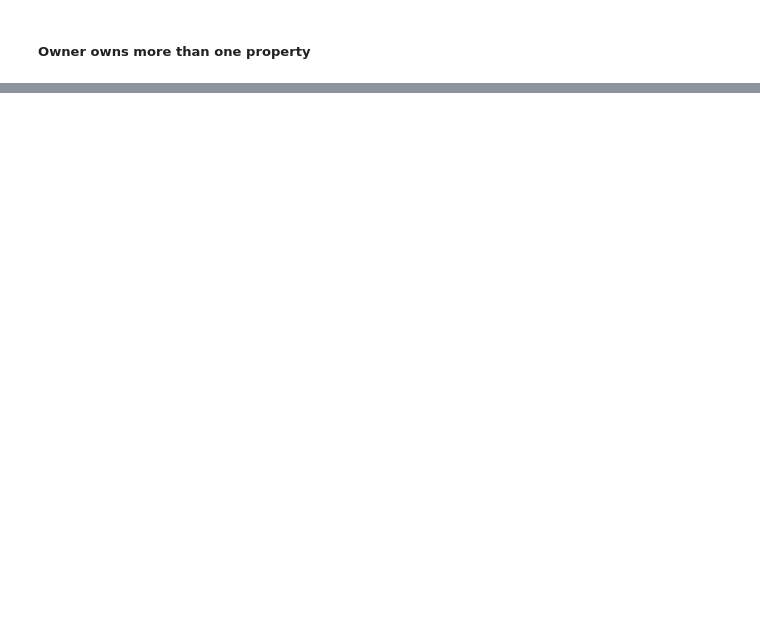
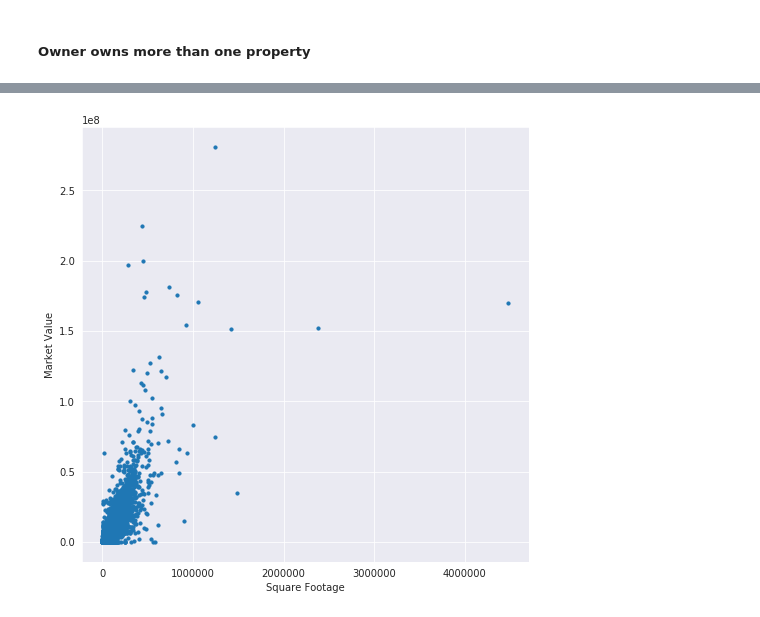
Before and after one commit to mpky/property_project, a Jupyter notebook: notebooks/Bexar_EDA.ipynb, the cells around one changed output, grey strips where cells are left out. Drawn from its saved outputs; the diff is of its cells as text; code cells hidden in the pictures; blank space fills up the shorter version.

```diff
--- a/notebooks/Bexar_EDA.ipynb
+++ b/notebooks/Bexar_EDA.ipynb
@@ -519,0 +623,10 @@ bexar_df = pd.concat([bexar_df,bexar_sos_status],axis=1)
+# %%
+# Removing where square footage is 0
+plt.figure(figsize=(8, 8))
+plt.scatter(x=bexar_df[bexar_df['Sq_ft']!=0]['Sq_ft'],
+            y=bexar_df[bexar_df['Sq_ft']!=0].market_value,s=10)
+plt.xlabel('Square Footage')
+plt.ylabel('Market Value')
+plt.show()
+# %% [output]
+[figure, added]
```
Also changed, not shown: parts of 43 cells of this notebook.
